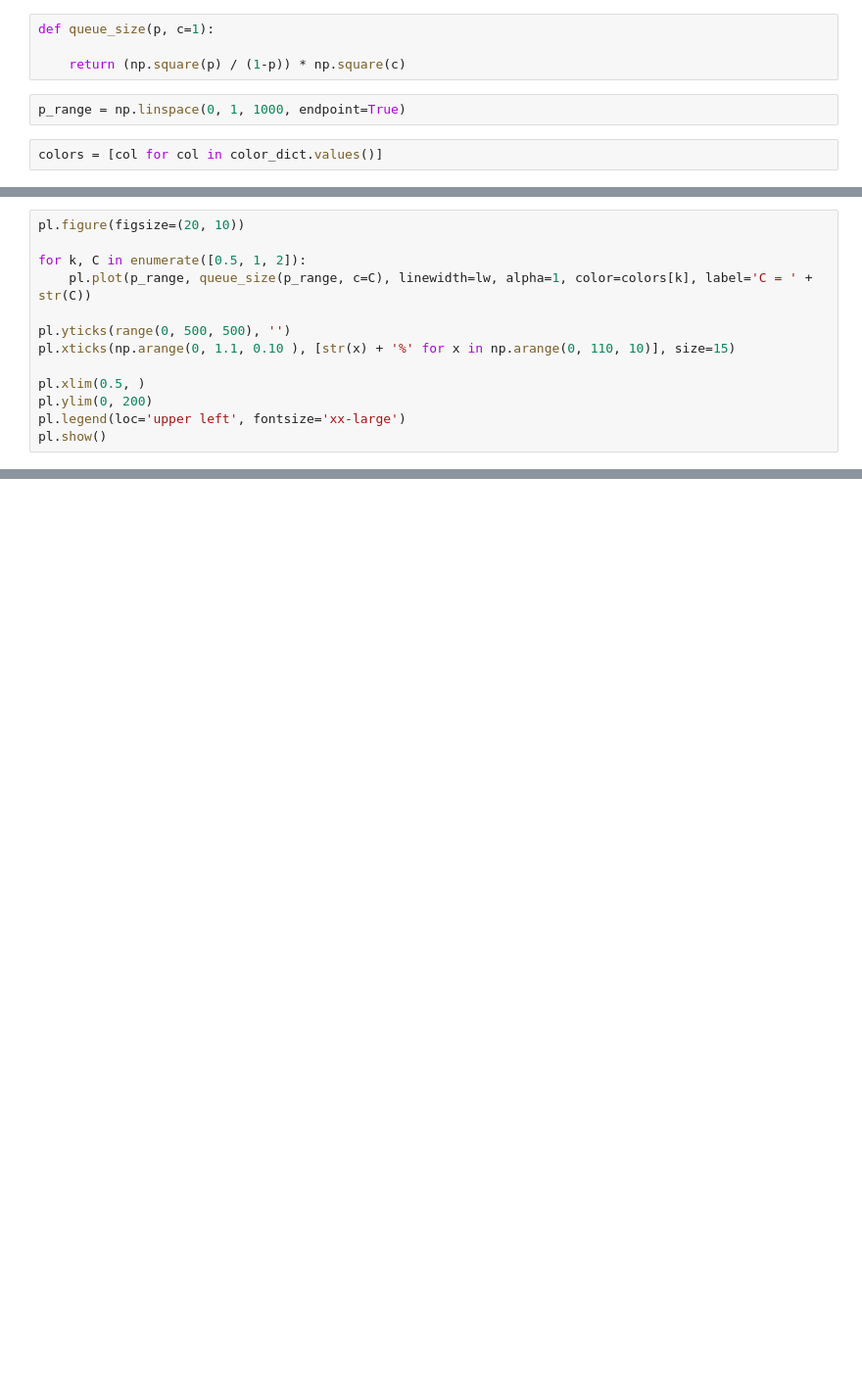
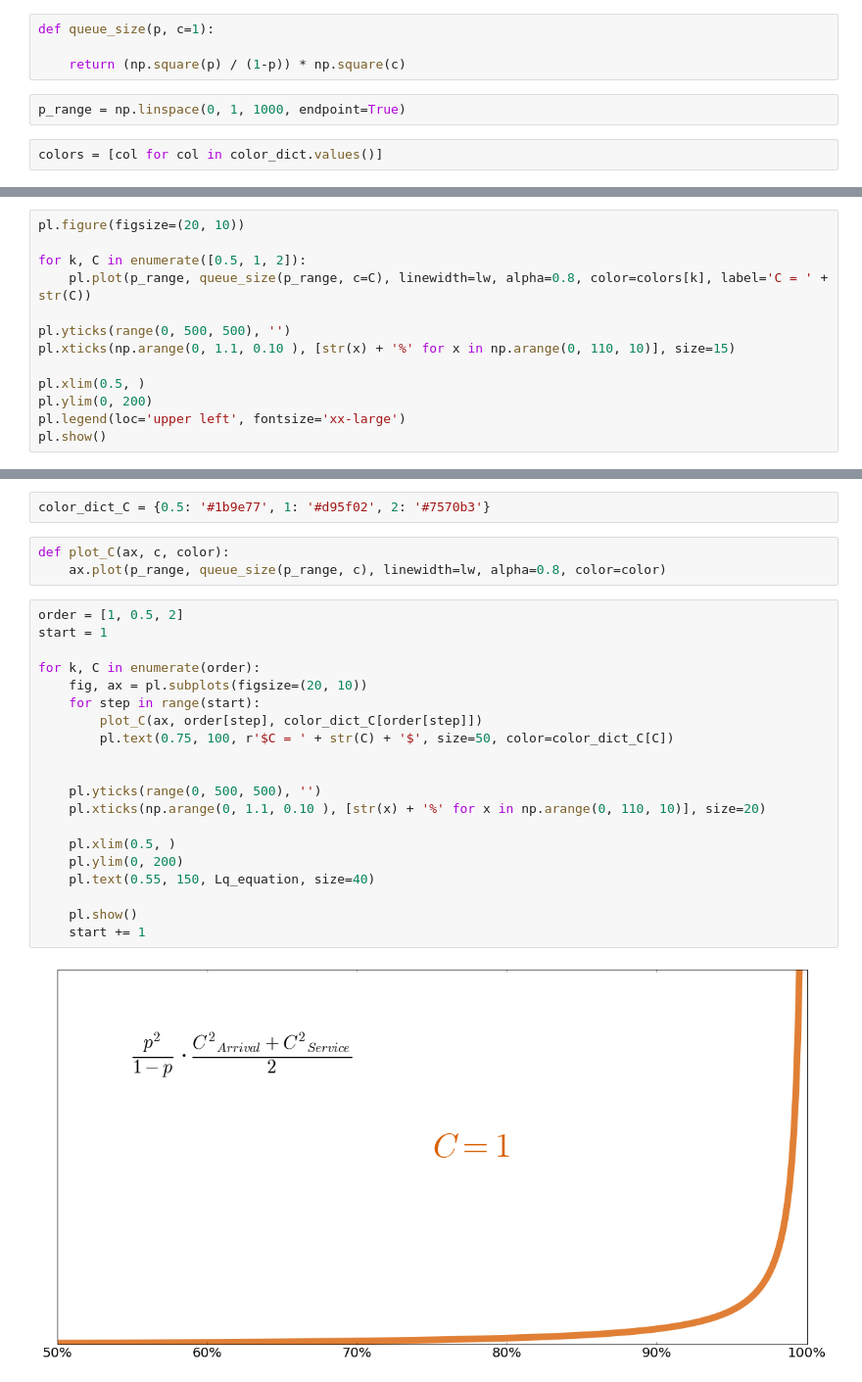
Before and after one commit to lonelypeanut/dataviz, a Jupyter notebook: tom_talk/Tom workflow talk.ipynb, the cells around one changed output, grey strips where cells are left out. Shown: that part at 98% size. Drawn from its saved outputs; the diff is of its cells as text; blank space fills up the shorter version.

```diff
--- a/tom_talk/Tom workflow talk.ipynb
+++ b/tom_talk/Tom workflow talk.ipynb
@@ -224,7 +229,7 @@ pl.show()
 pl.figure(figsize=(20, 10))
 
 for k, C in enumerate([0.5, 1, 2]):
-    pl.plot(p_range, queue_size(p_range, c=C), linewidth=lw, alpha=1, color=colors[k], label='C = ' + str(C))
+    pl.plot(p_range, queue_size(p_range, c=C), linewidth=lw, alpha=0.8, color=colors[k], label='C = ' + str(C))
 
 pl.yticks(range(0, 500, 500), '')
 pl.xticks(np.arange(0, 1.1, 0.10 ), [str(x) + '%' for x in np.arange(0, 110, 10)], size=15)
@@ -237,0 +243,27 @@ pl.show()
+# %%
+color_dict_C = {0.5: '#1b9e77', 1: '#d95f02', 2: '#7570b3'}
+# %%
+def plot_C(ax, c, color):
+    ax.plot(p_range, queue_size(p_range, c), linewidth=lw, alpha=0.8, color=color)
+# %%
+order = [1, 0.5, 2]
+start = 1
+
+for k, C in enumerate(order):
+    fig, ax = pl.subplots(figsize=(20, 10))
+    for step in range(start):
+        plot_C(ax, order[step], color_dict_C[order[step]])
+        pl.text(0.75, 100, r'$C = ' + str(C) + '$', size=50, color=color_dict_C[C])
+
+
+    pl.yticks(range(0, 500, 500), '')
+    pl.xticks(np.arange(0, 1.1, 0.10 ), [str(x) + '%' for x in np.arange(0, 110, 10)], size=20)
+
+    pl.xlim(0.5, )
+    pl.ylim(0, 200)
+    pl.text(0.55, 150, Lq_equation, size=40)
+
+    pl.show()
+    start += 1
+# %% [output]
+[figure, added]
```
Also changed, not shown: parts of 6 cells of this notebook.
